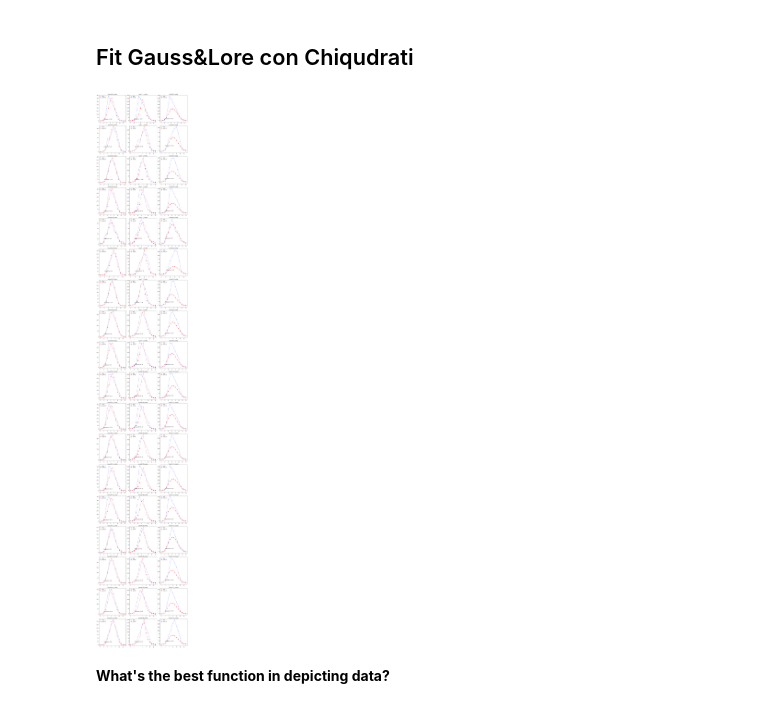
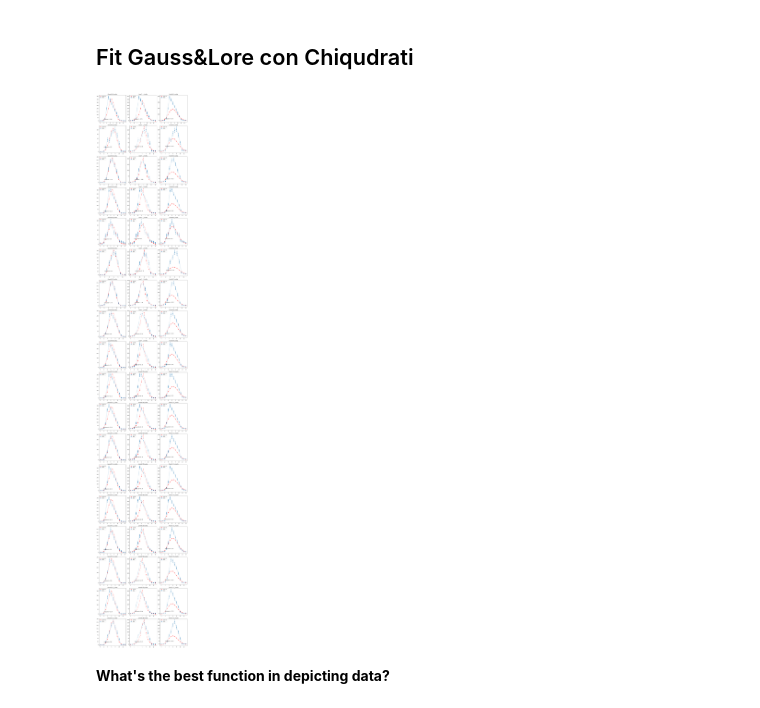
Before and after one commit to jackdeandrea/Econofisica, a Jupyter notebook: definizione_rivolte_fit.ipynb, the cells around one changed output. Saved outputs shown, nothing was run; the diff lists cells and outputs as text; code cells hidden in the pictures.

```diff
--- a/definizione_rivolte_fit.ipynb
+++ b/definizione_rivolte_fit.ipynb
@@ -201,39 +211,41 @@ for i, rivolta in enumerate(rivolte_dict.keys()):
     poiss_chisq_list.append(poiss_red_chisq)
     #print('amplitude:', poiss_params[0])
     #print('mean:', poiss_params[1])
     #print('errore: ', sigma_poiss)
 
-    landau_params, landau_cov = curve_fit(landau, x, y, p0=[3,5,100,0], sigma=sigma_gauss)
-    landau_red_chisq = chiquadronorm(y, landau(x,*landau_params), sigma_gauss, len(y)-len(landau_params), norm=True)
+    #landau_params, landau_cov = curve_fit(landau, x, y, p0=[3,5,100,0], sigma=sigma_gauss)
+    #landau_red_chisq = chiquadronorm(y, landau(x,*landau_params), sigma_gauss, len(y)-len(landau_params), norm=True)
 
-    ax[i][0].plot(x,y,'b+:',label='data')
+    x_cont = np.linspace(x[0], x[-1], 100)
+
+    ax[i][0].errorbar(x,y,yerr=np.sqrt(y),fmt='o:',uplims=True, lolims=True,label='data')
     ax[i][0].plot(x,gauss(x,*gauss_params),'ro:',label='gauss fit')
     ax[i][0].legend(loc='upper left')
     ax[i][0].text(2,20,'chisquared = %.2f' % (gauss_red_chisq))
     ax[i][0].title.set_text('GaussFit ' + rivolta)
 
-    ax[i][1].plot(x,y,'b+:',label='data')
+    ax[i][1].errorbar(x,y,yerr=np.sqrt(y),fmt='o:',uplims=True, lolims=True,label='data')
     ax[i][1].plot(x,lore(x,*lore_params),'ro:',label='lore fit')
     ax[i][1].legend(loc='upper left')
     ax[i][1].text(2,20,'chisquared = %.2f' % (lore_red_chisq))
     ax[i][1].title.set_text('LoreFit ' + rivolta)
 
-    ax[i][2].plot(x,y,'b+:',label='data')
+    ax[i][2].errorbar(x,y,yerr=np.sqrt(y),fmt='o:',uplims=True, lolims=True,label='data')
     ax[i][2].plot(x,poisson(x,*poiss_params),'ro:',label='poiss fit')
     ax[i][2].legend(loc='upper left')
     ax[i][2].text(2,20,'chisquared = %.2f' % (poiss_red_chisq))
     ax[i][2].title.set_text('PoissFit ' + rivolta)
 
     #ax[i][3].plot(x,y,'b+:',label='data')
     #ax[i][3].plot(x,landau(x,*landau_params),'ro:',label='landa fit')
     #ax[i][3].legend(loc='upper left')
     #ax[i][3].text(2,20,'chisquared = %.2f' % (landau_red_chisq))
     #ax[i][3].title.set_text('LandaFit ' + rivolta)
 
 fig.tight_layout()
 plt.show()
 # %% [output]
-[figure, old version]
+[figure, new version]
 # %% [markdown]
 **What's the best function in depicting data?**
 # %%
```
Also changed, not shown: parts of 15 cells of this notebook.
